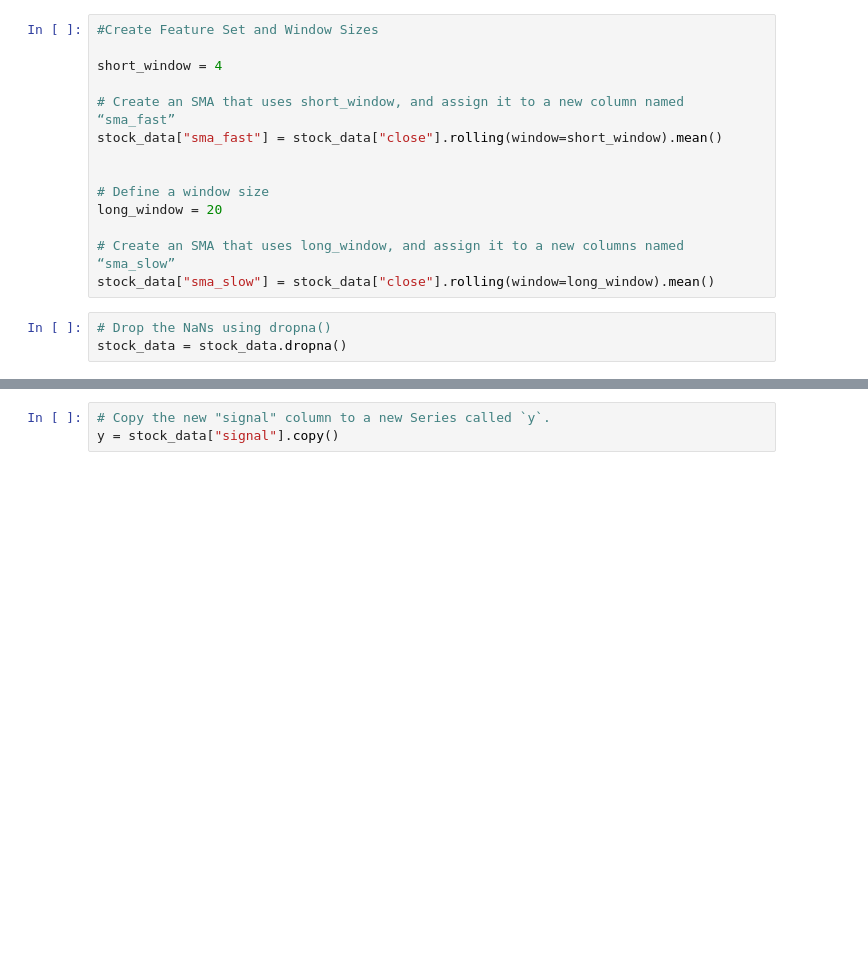
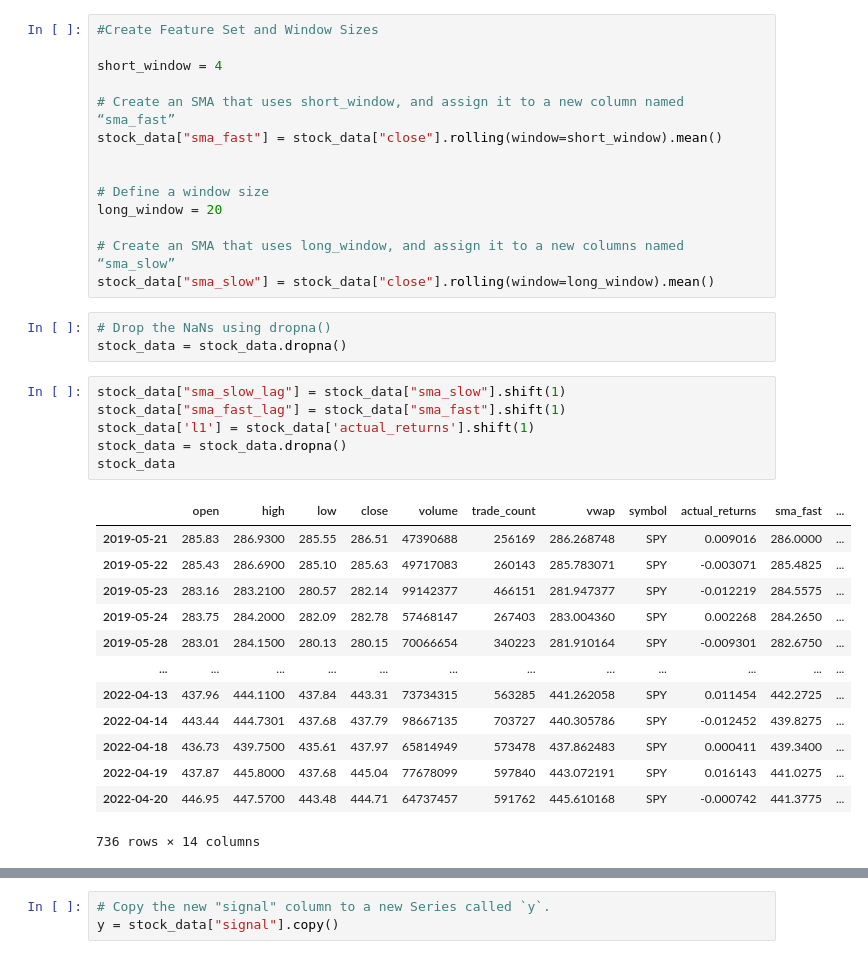
Before and after one commit to themichaelfoley/MKJ_FinTech_Project_2, a Jupyter notebook: Files/SPY_algo.ipynb, the cells around one changed output, grey strips where cells are left out. Cells and saved outputs as stored; diff of their text form; blank space fills up the shorter version.

```diff
--- a/Files/SPY_algo.ipynb
+++ b/Files/SPY_algo.ipynb
@@ -148,5 +145,25 @@ stock_data["sma_slow"] = stock_data["close"].rolling(window=long_window).mean()
 # %%
 # Drop the NaNs using dropna()
 stock_data = stock_data.dropna()
+# %%
+stock_data["sma_slow_lag"] = stock_data["sma_slow"].shift(1)
+stock_data["sma_fast_lag"] = stock_data["sma_fast"].shift(1)
+stock_data['l1'] = stock_data['actual_returns'].shift(1)
+stock_data = stock_data.dropna()
+stock_data
+# %% [output]
+|  | open | high | low | close | volume | trade_count | vwap | symbol | actual_returns | sma_fast | ... |
+| 2019-05-21 | 285.83 | 286.9300 | 285.55 | 286.51 | 47390688 | 256169 | 286.268748 | SPY | 0.009016 | 286.0000 | ... |
+| 2019-05-22 | 285.43 | 286.6900 | 285.10 | 285.63 | 49717083 | 260143 | 285.783071 | SPY | -0.003071 | 285.4825 | ... |
+| 2019-05-23 | 283.16 | 283.2100 | 280.57 | 282.14 | 99142377 | 466151 | 281.947377 | SPY | -0.012219 | 284.5575 | ... |
+| 2019-05-24 | 283.75 | 284.2000 | 282.09 | 282.78 | 57468147 | 267403 | 283.004360 | SPY | 0.002268 | 284.2650 | ... |
+| 2019-05-28 | 283.01 | 284.1500 | 280.13 | 280.15 | 70066654 | 340223 | 281.910164 | SPY | -0.009301 | 282.6750 | ... |
+| ... | ... | ... | ... | ... | ... | ... | ... | ... | ... | ... | ... |
+| 2022-04-13 | 437.96 | 444.1100 | 437.84 | 443.31 | 73734315 | 563285 | 441.262058 | SPY | 0.011454 | 442.2725 | ... |
+| 2022-04-14 | 443.44 | 444.7301 | 437.68 | 437.79 | 98667135 | 703727 | 440.305786 | SPY | -0.012452 | 439.8275 | ... |
+| 2022-04-18 | 436.73 | 439.7500 | 435.61 | 437.97 | 65814949 | 573478 | 437.862483 | SPY | 0.000411 | 439.3400 | ... |
+| 2022-04-19 | 437.87 | 445.8000 | 437.68 | 445.04 | 77678099 | 597840 | 443.072191 | SPY | 0.016143 | 441.0275 | ... |
+| 2022-04-20 | 446.95 | 447.5700 | 443.48 | 444.71 | 64737457 | 591762 | 445.610168 | SPY | -0.000742 | 441.3775 | ... |
+736 rows × 14 columns
 # %%
 # Assign a copy of the `sma_fast` and `sma_slow` columns to a new DataFrame called `X`
```
Also changed, not shown: parts of 10 cells of this notebook, 5 other files.
